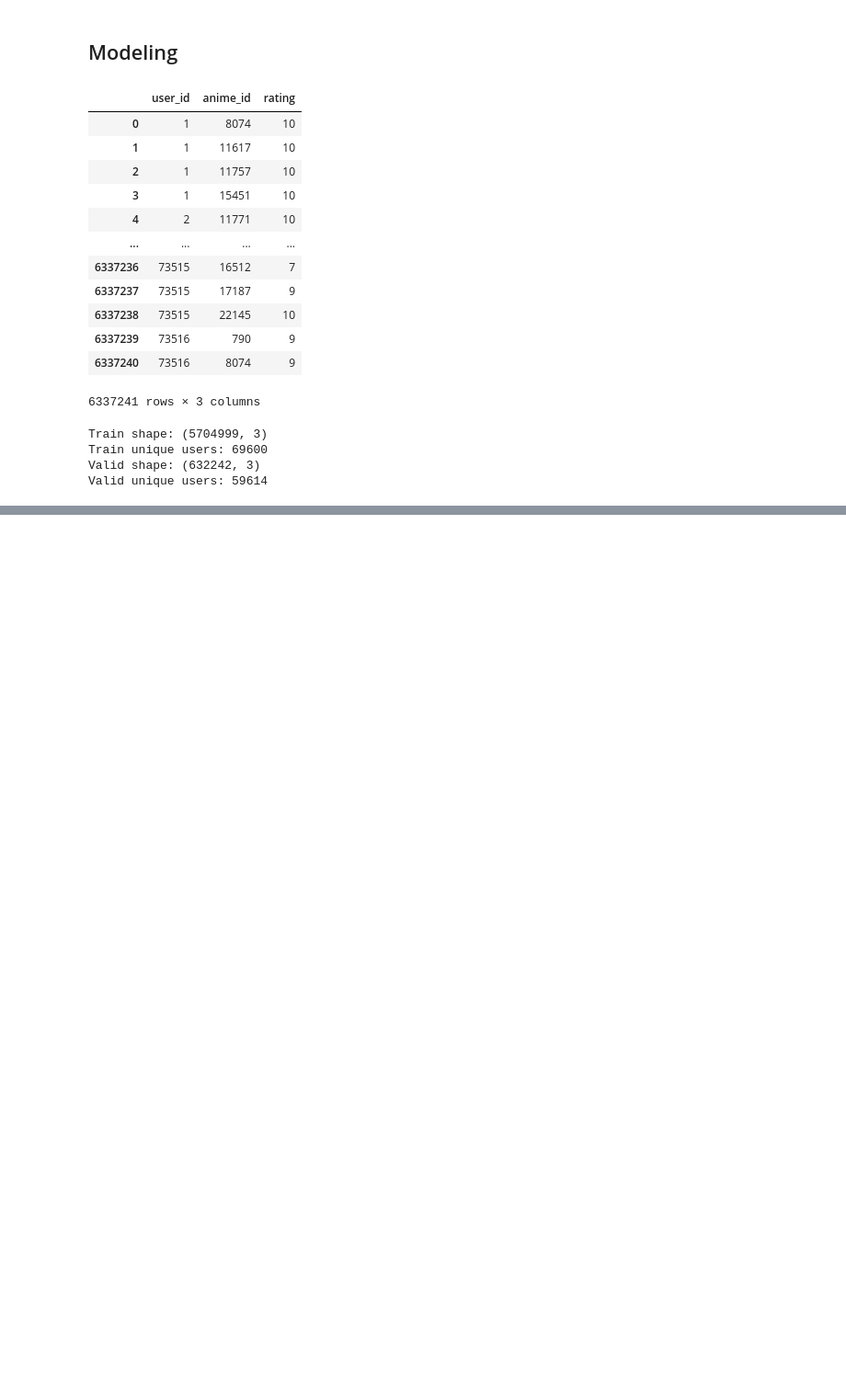
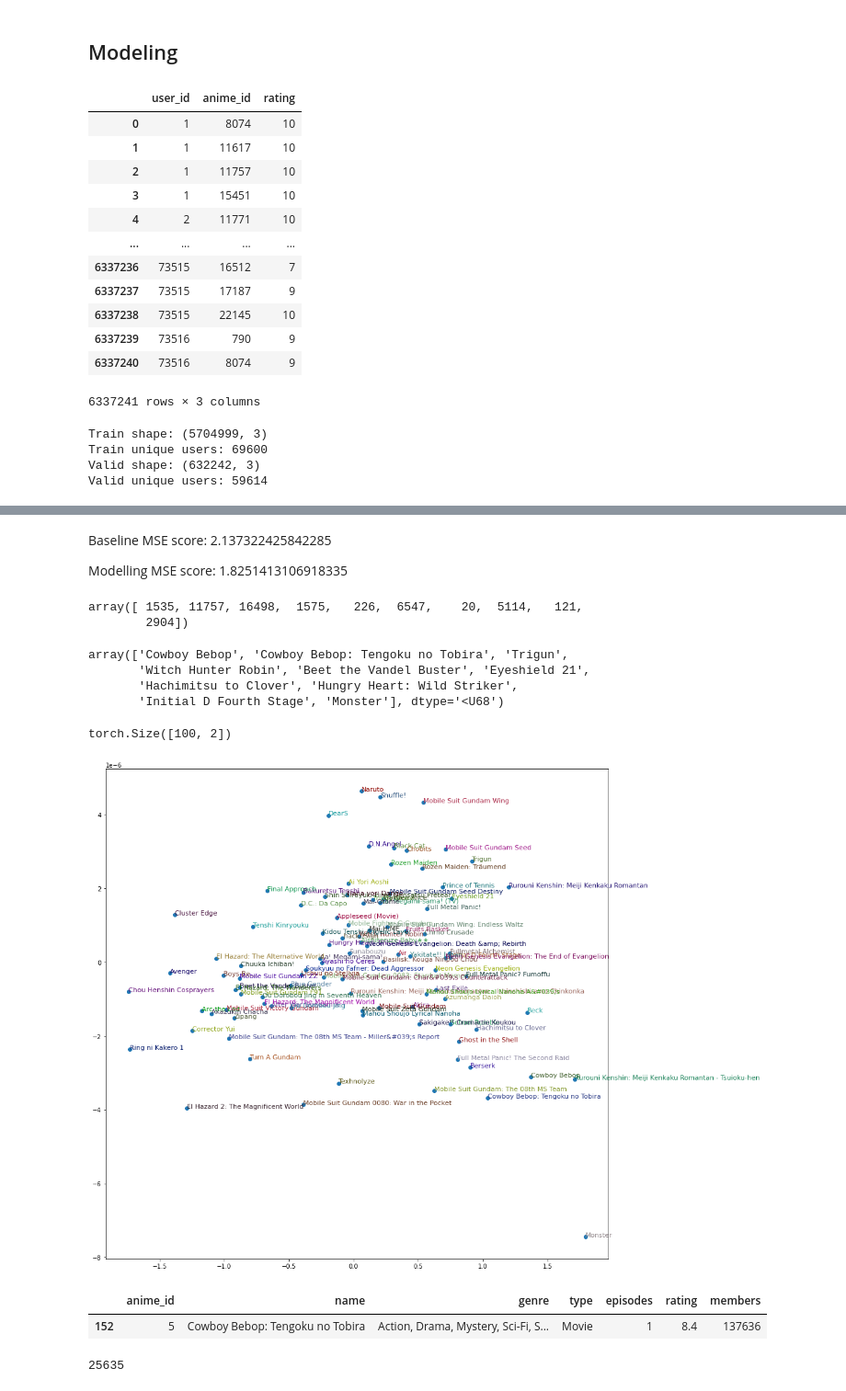
Before and after one commit to opalchonlapat/anime-recommend, a Jupyter notebook: Anime_recommendation_dataset.ipynb, the cells around one changed output, grey strips where cells are left out. Shown at 92% size. Saved outputs shown, nothing was run; the diff lists cells and outputs as text; code cells hidden in the pictures; blank space fills up the shorter version.

```diff
--- a/Anime_recommendation_dataset.ipynb
+++ b/Anime_recommendation_dataset.ipynb
@@ -283,0 +372,2 @@ Path('/content/drive/MyDrive/models.pth')
+# %%
+learn.load('/content/models')
@@ -283,0 +388,42 @@ Path('/content/drive/MyDrive/models.pth')
+# %% [markdown]
+Baseline MSE score: 2.137322425842285
+
+Modelling MSE score: 1.8251413106918335
+# %%
+g = train_df.groupby(['anime_id'])['rating'].count()
+top_animes = g.sort_values(ascending=False).index.values[:1000]
+# top_animes = top_animes.astype(str)
+top_animes[:10]
+# %% [output]
+array([ 1535, 11757, 16498,  1575,   226,  6547,    20,  5114,   121,
+        2904])
+# %%
+animes_with_name = []
+for id in dls.classes['anime_id'][1:101]:
+    animes_with_name.append(anime_df[(anime_df['anime_id'] == int(id))]['name'].iloc[0])
+animes_with_name = np.array(animes_with_name)
+animes_with_name[:10]
+# %% [output]
+array(['Cowboy Bebop', 'Cowboy Bebop: Tengoku no Tobira', 'Trigun',
+       'Witch Hunter Robin', 'Beet the Vandel Buster', 'Eyeshield 21',
+       'Hachimitsu to Clover', 'Hungry Heart: Wild Striker',
+       'Initial D Fourth Stage', 'Monster'], dtype='<U68')
+# %%
+anime_pca = learn.weight(dls.classes['anime_id'][1:101]).pca(2)
+anime_pca.shape
+# %% [output]
+torch.Size([100, 2])
+# %%
+x, y = anime_pca.t()
+# %%
+plt.figure(figsize=(15, 15))
+plt.scatter(x, y)
+for i, x, y in zip(animes_with_name, x, y):
+    plt.text(x, y, i, color=np.random.rand(3)*0.7, fontsize=11)
+# %% [output]
+[figure, added]
+# %%
+anime_df[anime_df['anime_id'] == 5]
+# %% [output]
+|  | anime_id | name | genre | type | episodes | rating | members |
+| 152 | 5 | Cowboy Bebop: Tengoku no Tobira | Action, Drama, Mystery, Sci-Fi, S... | Movie | 1 | 8.4 | 137636 |
@@ -283,0 +438,4 @@ Path('/content/drive/MyDrive/models.pth')
+# %%
+dls.classes['anime_id'][idx]
+# %% [output]
+25635
```
Also changed, not shown: parts of 36 cells of this notebook.
